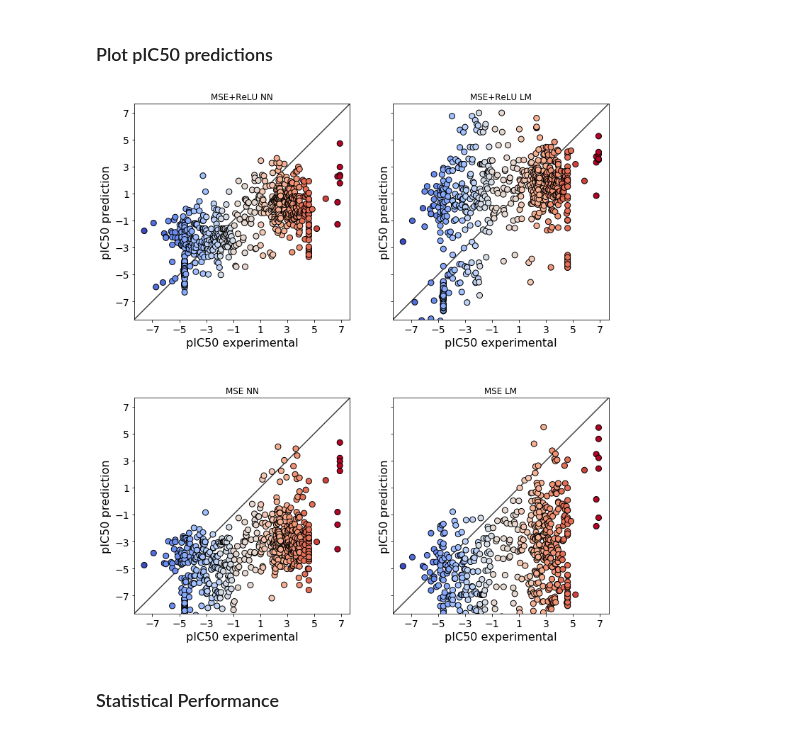
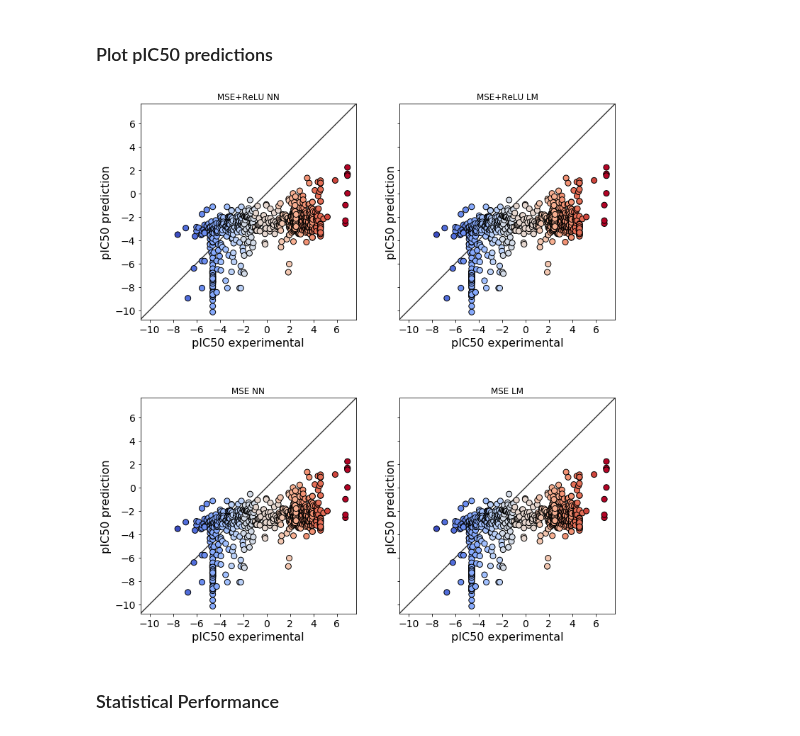
Before and after one commit to alejogiley/Novartis-Hackaton-7, a Jupyter notebook: Notebooks/Lee_NN.ipynb, the cells around one changed output. Saved outputs shown, nothing was run; the diff lists cells and outputs as text; code cells hidden in the pictures.

```diff
--- a/Notebooks/Lee_NN.ipynb
+++ b/Notebooks/Lee_NN.ipynb
@@ -113,8 +131,8 @@ def plot_valid(models, titles):
         ax.title.set_text(titles[i])
         i += 1
 
-        c = y.astype(int)
-        ax.scatter(y,  model.predict(x),
+        c = vy.astype(int)
+        ax.scatter(vy,  model.predict(vx),
                    s=65, c=c, cmap=plt.cm.coolwarm,
                    zorder=10, edgecolors='k')
 
@@ -142,6 +160,12 @@ def plot_valid(models, titles):
         ax.tick_params(axis='both', which='major', labelsize=14)
 
     plt.show()
+# %%
+def normalize(x):
+    x = (x - x.mean(axis=0))
+    y = x.std(axis=0)
+    y[y==0] = 1
+    return x/y
 # %% [markdown]
 ## <font color='green'>Data Processing</font>
 # %% [markdown]
@@ -239,6 +263,11 @@ s2_train = f_train[:,-2]
 s1_train = f_train[:,-3]
 rcutoff_train = f_train[:,-4]
 lcutoff_train = f_train[:,-5]
+
+# Normalized features
+# x - mean / std
+x_train = normalize(x_train)
+x_test  = normalize(x_test)
 # %% [markdown]
 ## <font color='green'>Neural Network</font>
 
@@ -315,9 +365,9 @@ Parameters are not optimized! No Grid search.
 # Train neural network
 history = network.fit(x_train,                          # Features
                       y_train,                          # Target
-                      epochs=600,                       # Number of epochs
+                      epochs=60,                       # Number of epochs
                       verbose=0,                        # No output
-                      batch_size=50,                    # Number of observations per batch
+                      batch_size=20,                    # Number of observations per batch
                       validation_data=(x_test, y_test)) # Data for evaluation
 # %% [markdown]
 ### Save model
@@ -869,13 +926,14 @@ x = x.astype('float64').to_numpy()
 # %% [markdown]
 ### Plot pIC50 predictions
 # %%
-models = [network, network2, shallow, shallow2]
+#models = [network, network2, shallow, shallow2]
+models = [network, network, network, network]
 titles = ['MSE+ReLU NN','MSE NN','MSE+ReLU LM','MSE LM']
 
 plt.rcParams["figure.figsize"] = (12,14)
 plot_valid(models, titles)
 # %% [output]
-[figure, old version]
+[figure, new version]
 # %% [markdown]
 ### Statistical Performance
 # %%
```
Also changed, not shown: parts of 22 cells of this notebook.
